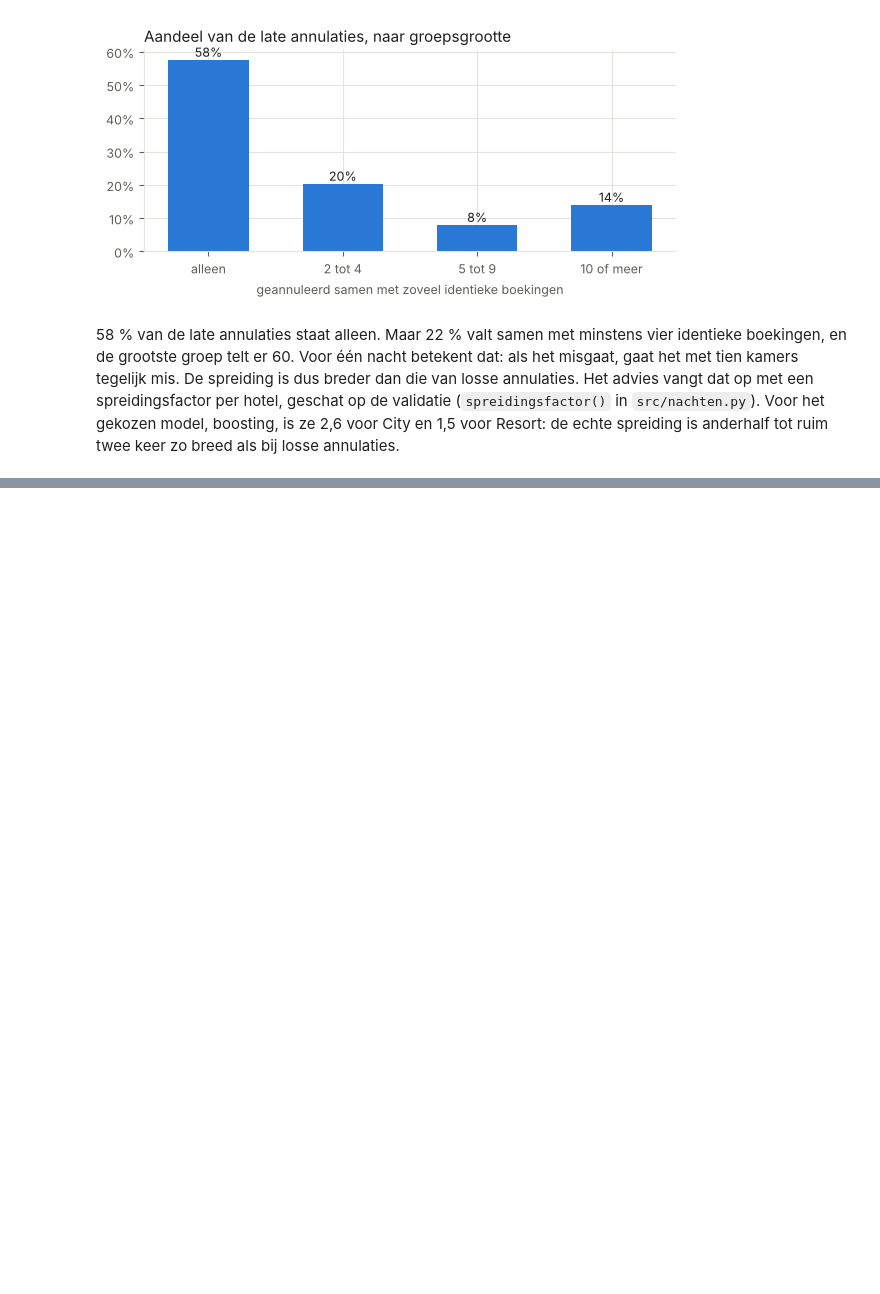
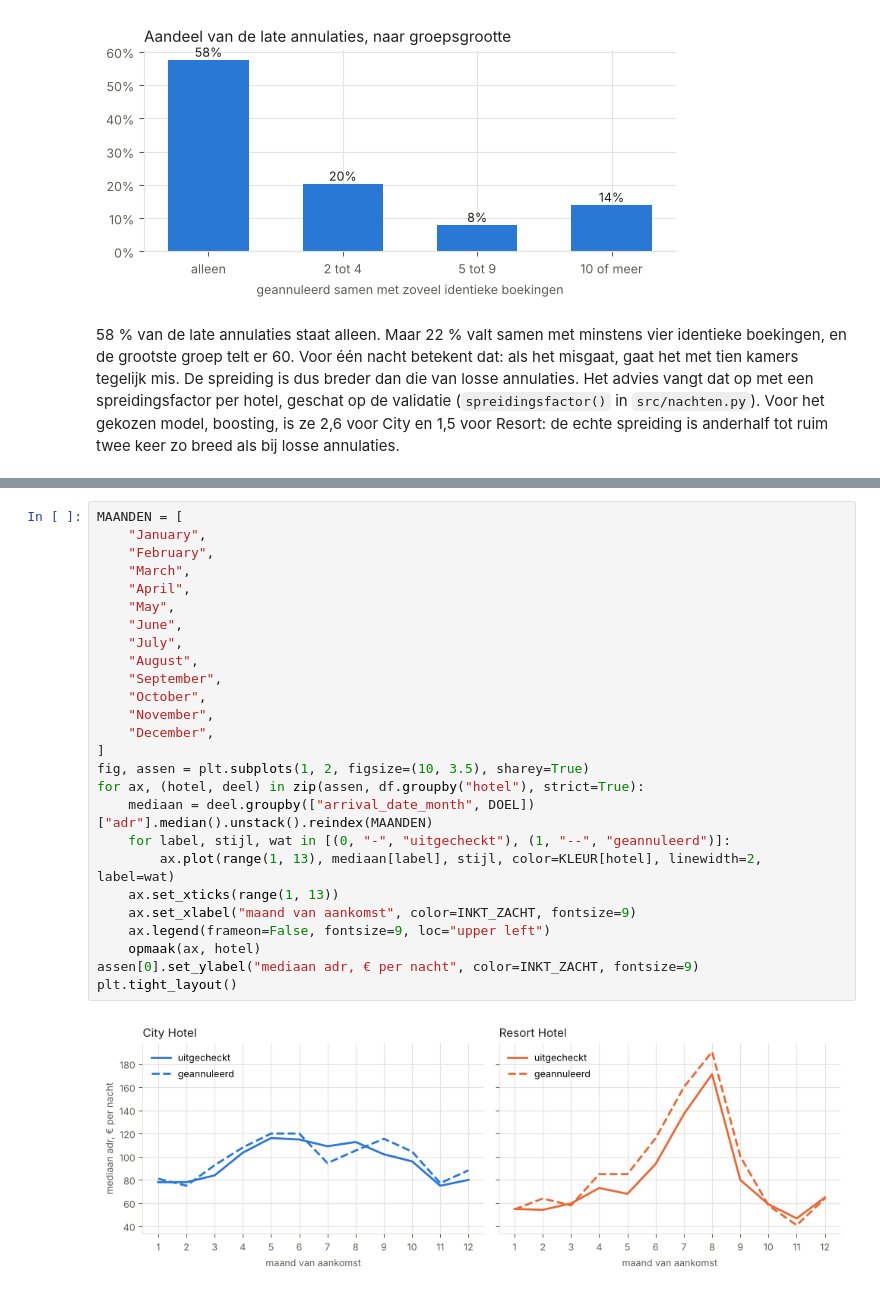
Before and after one commit to KynanM/cloud-for-ai-project, a Jupyter notebook: notebooks/01_exploratie.ipynb, the cells around one changed output, grey strips where cells are left out. Cells and saved outputs as stored; diff of their text form; blank space fills up the shorter version.

```diff
--- a/notebooks/01_exploratie.ipynb
+++ b/notebooks/01_exploratie.ipynb
@@ -627,0 +834,28 @@ Resort: de echte spreiding is anderhalf tot ruim twee keer zo breed als bij loss
+# %%
+MAANDEN = [
+    "January",
+    "February",
+    "March",
+    "April",
+    "May",
+    "June",
+    "July",
+    "August",
+    "September",
+    "October",
+    "November",
+    "December",
+]
+fig, assen = plt.subplots(1, 2, figsize=(10, 3.5), sharey=True)
+for ax, (hotel, deel) in zip(assen, df.groupby("hotel"), strict=True):
+    mediaan = deel.groupby(["arrival_date_month", DOEL])["adr"].median().unstack().reindex(MAANDEN)
+    for label, stijl, wat in [(0, "-", "uitgecheckt"), (1, "--", "geannuleerd")]:
+        ax.plot(range(1, 13), mediaan[label], stijl, color=KLEUR[hotel], linewidth=2, label=wat)
+    ax.set_xticks(range(1, 13))
+    ax.set_xlabel("maand van aankomst", color=INKT_ZACHT, fontsize=9)
+    ax.legend(frameon=False, fontsize=9, loc="upper left")
+    opmaak(ax, hotel)
+assen[0].set_ylabel("mediaan adr, € per nacht", color=INKT_ZACHT, fontsize=9)
+plt.tight_layout()
+# %% [output]
+[figure, added]
```
Also changed, not shown: parts of 17 cells of this notebook.
